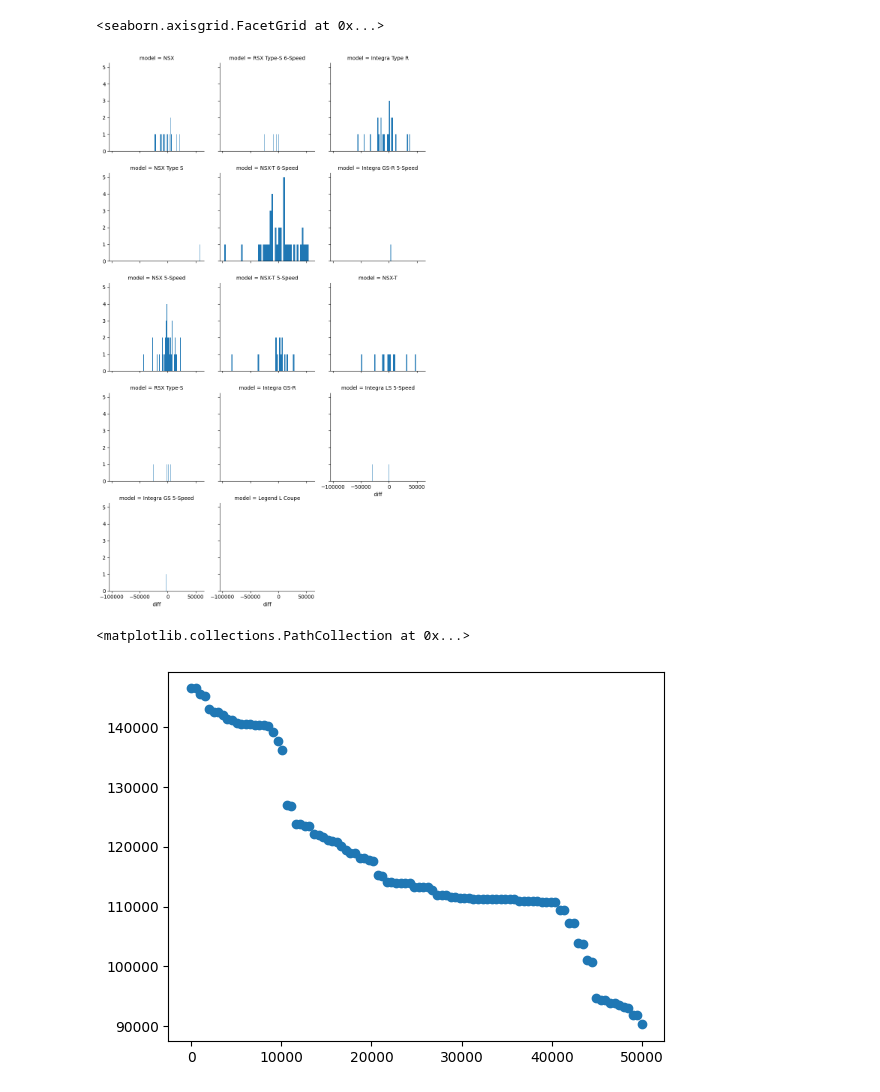
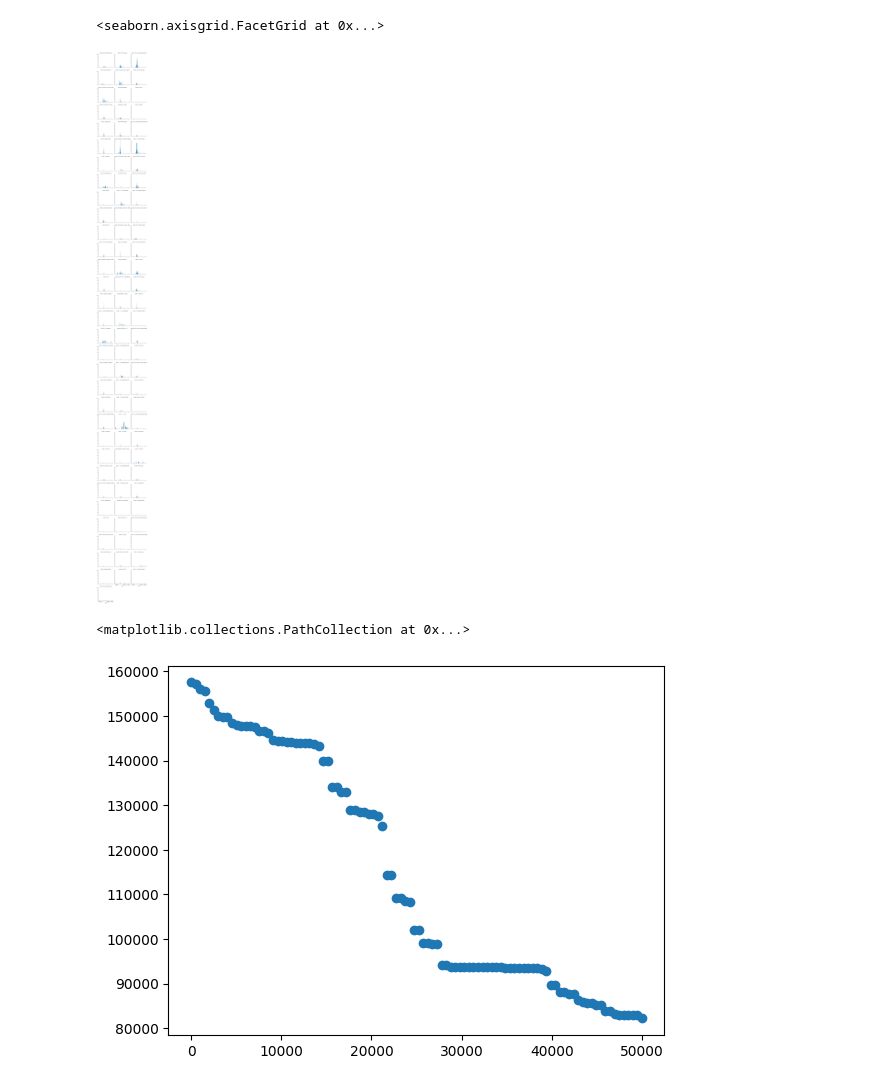
Before and after one commit to redshift75/autostrada, a Jupyter notebook: notebooks/car-prices.ipynb, the cells around one changed output. Drawn from its saved outputs; the diff is of its cells as text; code cells hidden in the pictures.

Commit message:
model serving first pass

```diff
--- a/notebooks/car-prices.ipynb
+++ b/notebooks/car-prices.ipynb
@@ -25,8 +25,8 @@ SUPABASE_SERVICE_KEY = os.getenv("NEXT_PUBLIC_SUPABASE_SERVICE_KEY")
 
 supabase = create_client(SUPABASE_URL, SUPABASE_SERVICE_KEY)
 
-MAKE = "Acura"
-min_observations = 10
+MAKE = "Porsche"
+min_observations = 20
 
 response = (
     supabase.table("bat_completed_auctions")
@@ -339,7 +346,7 @@ g = sns.FacetGrid(X_analysis, col="model", col_wrap=3)
 g.map(plt.hist, "diff", bins = 50)
 # %% [output]
 <seaborn.axisgrid.FacetGrid at 0x...>
-[figure, old version]
+[figure, new version]
 # %%
 # Prediction function
 
@@ -358,24 +365,24 @@ def predict(year, model, mileage, color, transmission, carmodel, W):
 # %%
 # Run a prediction for a car over a range of mileage
 mileage_range = np.linspace(0, 50000, 100)
 
 predictions = []
 for mileage in mileage_range:
     prediction = predict(
         year = 2006,
-        model = "NSX",
+        model = "911 GT3",
         mileage = mileage,
         color = "Silver",
         transmission = "manual",
         carmodel = car_model_rf,
         W = 1
     )
     predictions.append(prediction)
 
 predictions = pd.DataFrame(predictions, columns=["predicted"])
 mileage_range = pd.DataFrame(mileage_range, columns=["mileage"])
 predictions = pd.merge(predictions, mileage_range, how='inner', left_index=True, right_index=True)
 plt.scatter(predictions["mileage"], predictions["predicted"])
 # %% [output]
 <matplotlib.collections.PathCollection at 0x...>
-[figure, old version]
+[figure, new version]
```
Also changed, not shown: parts of 15 cells of this notebook, 6 other files.
